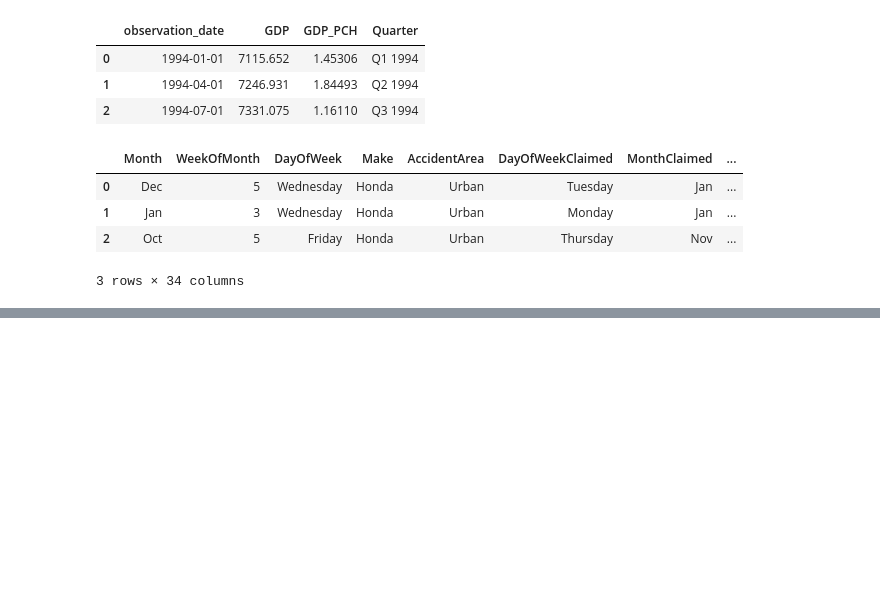
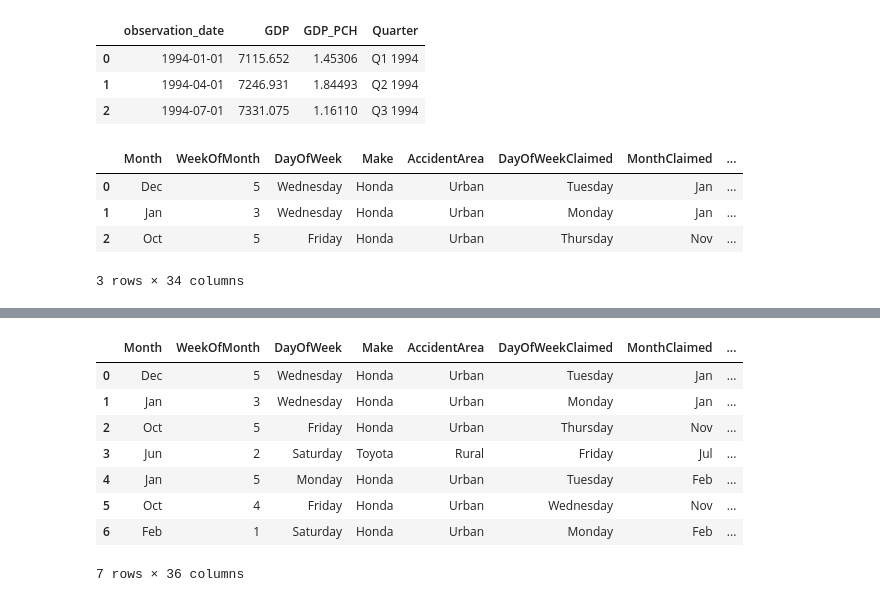
Before and after one commit to iolaitan/Insurance-Fraud-Detection, a Jupyter notebook: EDA.ipynb, the cells around one changed output, grey strips where cells are left out. Cells and saved outputs as stored; diff of their text form; code cells hidden in the pictures; blank space fills up the shorter version.

```diff
--- a/EDA.ipynb
+++ b/EDA.ipynb
@@ -88,0 +109,5 @@ df.head(3)
+# %%
+df['Month-Year']=pd.to_datetime(df['Month-Year']).dt.normalize()
+# %%
+df['quarter'] = df['Month-Year'].dt.to_period('Q')
+df.head(3)
@@ -88,0 +120,15 @@ df.head(3)
+# %%
+#df['gdp'] = df['quarter'].map(lambda x: '1994Q1' if x == 7115.652 else x)
+df['gdp'] = df['gdp'].replace({'1994Q1':7115.652})
+# %%
+df.head(7)
+# %% [output]
+|  | Month | WeekOfMonth | DayOfWeek | Make | AccidentArea | DayOfWeekClaimed | MonthClaimed | ... |
+| 0 | Dec | 5 | Wednesday | Honda | Urban | Tuesday | Jan | ... |
+| 1 | Jan | 3 | Wednesday | Honda | Urban | Monday | Jan | ... |
+| 2 | Oct | 5 | Friday | Honda | Urban | Thursday | Nov | ... |
+| 3 | Jun | 2 | Saturday | Toyota | Rural | Friday | Jul | ... |
+| 4 | Jan | 5 | Monday | Honda | Urban | Tuesday | Feb | ... |
+| 5 | Oct | 4 | Friday | Honda | Urban | Wednesday | Nov | ... |
+| 6 | Feb | 1 | Saturday | Honda | Urban | Monday | Feb | ... |
+7 rows × 36 columns
```
Also changed, not shown: parts of 13 cells of this notebook, 19 other files.
